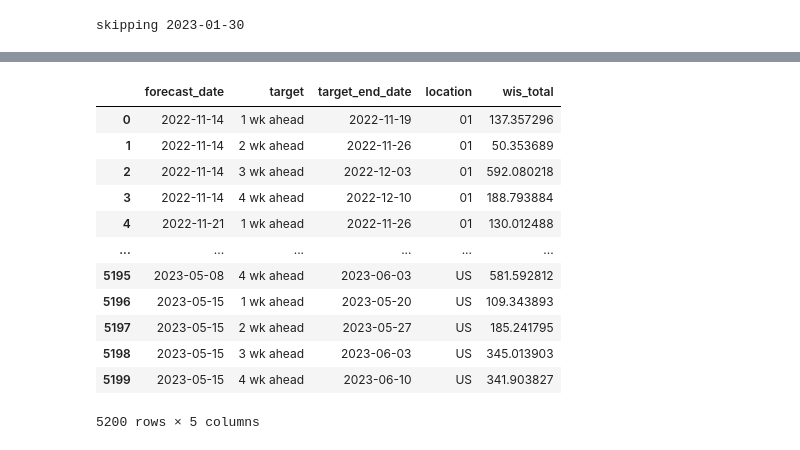
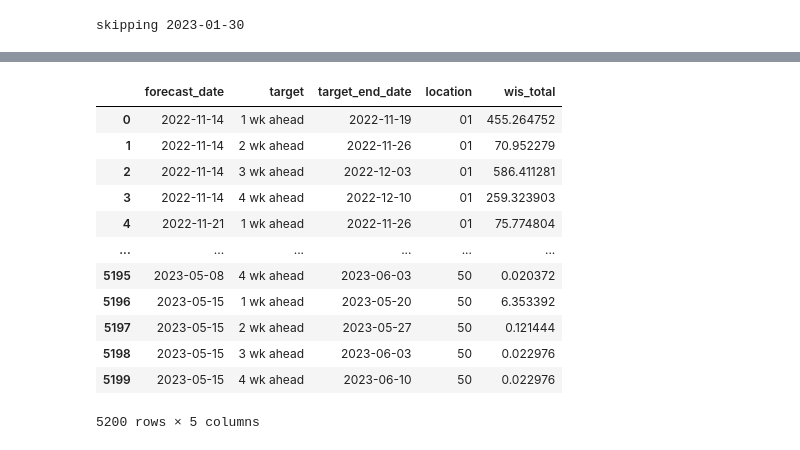
Before and after one commit to CyGei/influpaint, a Jupyter notebook: benchmark.ipynb, the cells around one changed output, grey strips where cells are left out. Saved outputs shown, nothing was run; the diff lists cells and outputs as text; code cells hidden in the pictures.

```diff
--- a/benchmark.ipynb
+++ b/benchmark.ipynb
@@ -69,11 +174,11 @@ def score_Nwk_forecasts(gt, forecasts, n=4) -> pd.DataFrame:
         q_dict = {}
         for q in f["quantile"].unique():
             q_dict[float(q)] = f[f["quantile"]==q].pivot(index=["target_end_date"], columns="location", values="value").sort_index().to_numpy().ravel()
-        wis_total, wis_sharpness, wis_calibration =  scoring.weighted_interval_score(observations=gt_piv.loc[target].to_numpy(),
+        wis_total, wis_sharpness, wis_calibration, underprediction, overprediction =   weighted_interval_score_fast(observations=gt_piv.loc[target].to_numpy(),
                                                                                         alphas=alphas,
                                                                                         q_dict=q_dict,
                                                                                         weights=alphas/2)
-        df = pd.DataFrame([wis_total, wis_sharpness, wis_calibration], index = ["wis_total", "wis_sharpness", "wis_calibration"], columns=gt_piv.columns)
+        df = pd.DataFrame([wis_total, wis_sharpness, wis_calibration, underprediction, overprediction], index = ["wis_total", "wis_sharpness", "wis_calibration", "wis_underprediction", "wis_overprediction"], columns=gt_piv.columns)
         df["target"] = target_dict[target]
         df["target_end_date"] = target
         all_targets.append(df)
@@ -90,6 +195,9 @@ for date in tqdm(fdates):
     date = date.date()
     try:
         forecasts = pd.read_csv(f"Flusight/Flusight-forecast-data/data-forecasts/UNC_IDD-InfluPaint/{str(date)}-UNC_IDD-InfluPaint.csv")
+        #forecasts = pd.read_csv(f"Flusight/Flusight-forecast-data/data-forecasts/JHU_IDD-covidSP/{str(date)}-JHU_IDD-covidSP.csv")
+        forecasts = pd.read_csv(f"Flusight/Flusight-forecast-data/data-forecasts/MOBS-GLEAM_FLUH/{str(date)}-MOBS-GLEAM_FLUH.csv")
+        forecasts = forecasts[forecasts["type"]=="quantile"]
         this_date=True
     except FileNotFoundError:
         print(f"skipping {date}")
@@ -123,19 +231,29 @@ scores
 # %%
 all_scores = pd.concat(scores, names=["forecast_date", "target", "target_end_date"])
 wis_total = all_scores[all_scores["wis_type"] == "wis_total"].drop("wis_type", axis=1)
 wis_total  = pd.melt(wis_total , var_name="location", value_name="wis_total",ignore_index=False).reset_index()
+
+wis_underprediction = all_scores[all_scores["wis_type"] == "wis_underprediction"].drop("wis_type", axis=1)
+wis_underprediction = pd.melt(wis_underprediction , var_name="location", value_name="wis_underprediction",ignore_index=False).reset_index()
+
+wis_overprediction = all_scores[all_scores["wis_type"] == "wis_overprediction"].drop("wis_type", axis=1)
+wis_overprediction = pd.melt(wis_overprediction , var_name="location", value_name="wis_overprediction",ignore_index=False).reset_index()
+
+wis_sharpness = all_scores[all_scores["wis_type"] == "wis_sharpness"].drop("wis_type", axis=1)
+wis_sharpness = pd.melt(wis_sharpness , var_name="location", value_name="wis_sharpness",ignore_index=False).reset_index()
+
 wis_total
 # %% [output]
 |  | forecast_date | target | target_end_date | location | wis_total |
-| 0 | 2022-11-14 | 1 wk ahead | 2022-11-19 | 01 | 137.357296 |
-| 1 | 2022-11-14 | 2 wk ahead | 2022-11-26 | 01 | 50.353689 |
-| 2 | 2022-11-14 | 3 wk ahead | 2022-12-03 | 01 | 592.080218 |
-| 3 | 2022-11-14 | 4 wk ahead | 2022-12-10 | 01 | 188.793884 |
-| 4 | 2022-11-21 | 1 wk ahead | 2022-11-26 | 01 | 130.012488 |
+| 0 | 2022-11-14 | 1 wk ahead | 2022-11-19 | 01 | 455.264752 |
+| 1 | 2022-11-14 | 2 wk ahead | 2022-11-26 | 01 | 70.952279 |
+| 2 | 2022-11-14 | 3 wk ahead | 2022-12-03 | 01 | 586.411281 |
+| 3 | 2022-11-14 | 4 wk ahead | 2022-12-10 | 01 | 259.323903 |
+| 4 | 2022-11-21 | 1 wk ahead | 2022-11-26 | 01 | 75.774804 |
 | ... | ... | ... | ... | ... | ... |
-| 5195 | 2023-05-08 | 4 wk ahead | 2023-06-03 | US | 581.592812 |
-| 5196 | 2023-05-15 | 1 wk ahead | 2023-05-20 | US | 109.343893 |
-| 5197 | 2023-05-15 | 2 wk ahead | 2023-05-27 | US | 185.241795 |
-| 5198 | 2023-05-15 | 3 wk ahead | 2023-06-03 | US | 345.013903 |
-| 5199 | 2023-05-15 | 4 wk ahead | 2023-06-10 | US | 341.903827 |
+| 5195 | 2023-05-08 | 4 wk ahead | 2023-06-03 | 50 | 0.020372 |
+| 5196 | 2023-05-15 | 1 wk ahead | 2023-05-20 | 50 | 6.353392 |
+| 5197 | 2023-05-15 | 2 wk ahead | 2023-05-27 | 50 | 0.121444 |
+| 5198 | 2023-05-15 | 3 wk ahead | 2023-06-03 | 50 | 0.022976 |
+| 5199 | 2023-05-15 | 4 wk ahead | 2023-06-10 | 50 | 0.022976 |
 5200 rows × 5 columns
```
Also changed, not shown: parts of 11 cells of this notebook, 2 other files.
